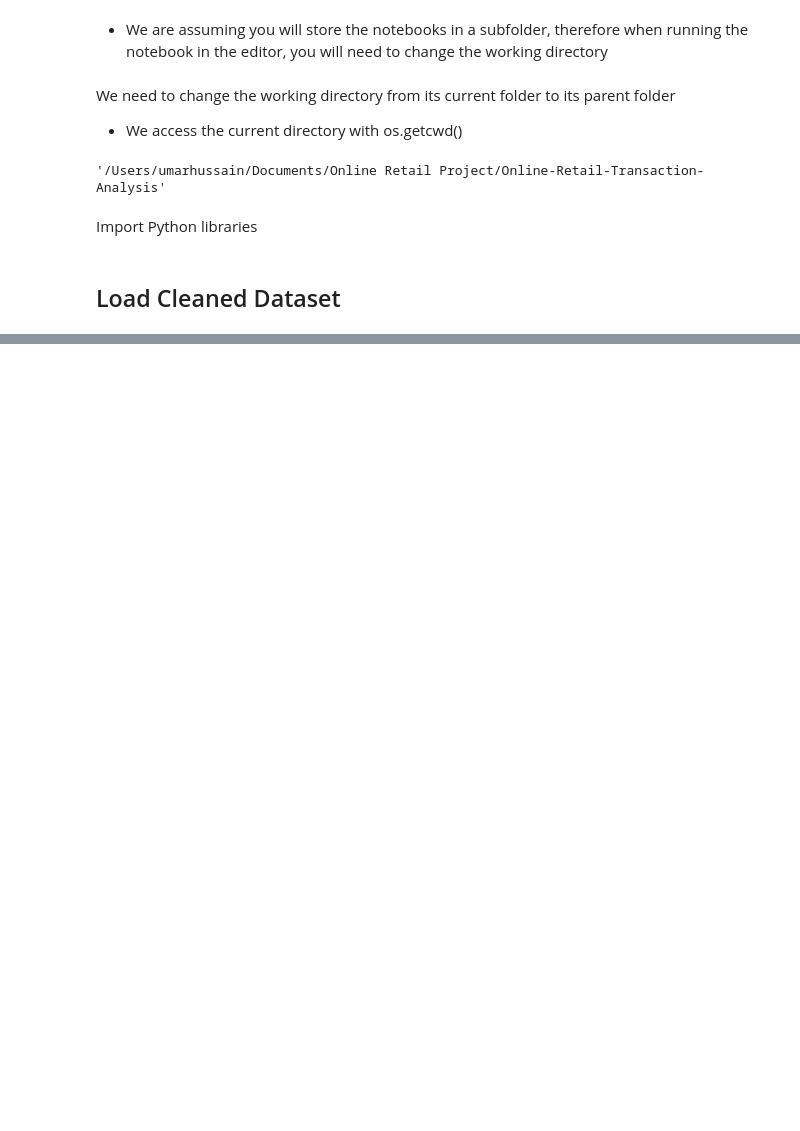
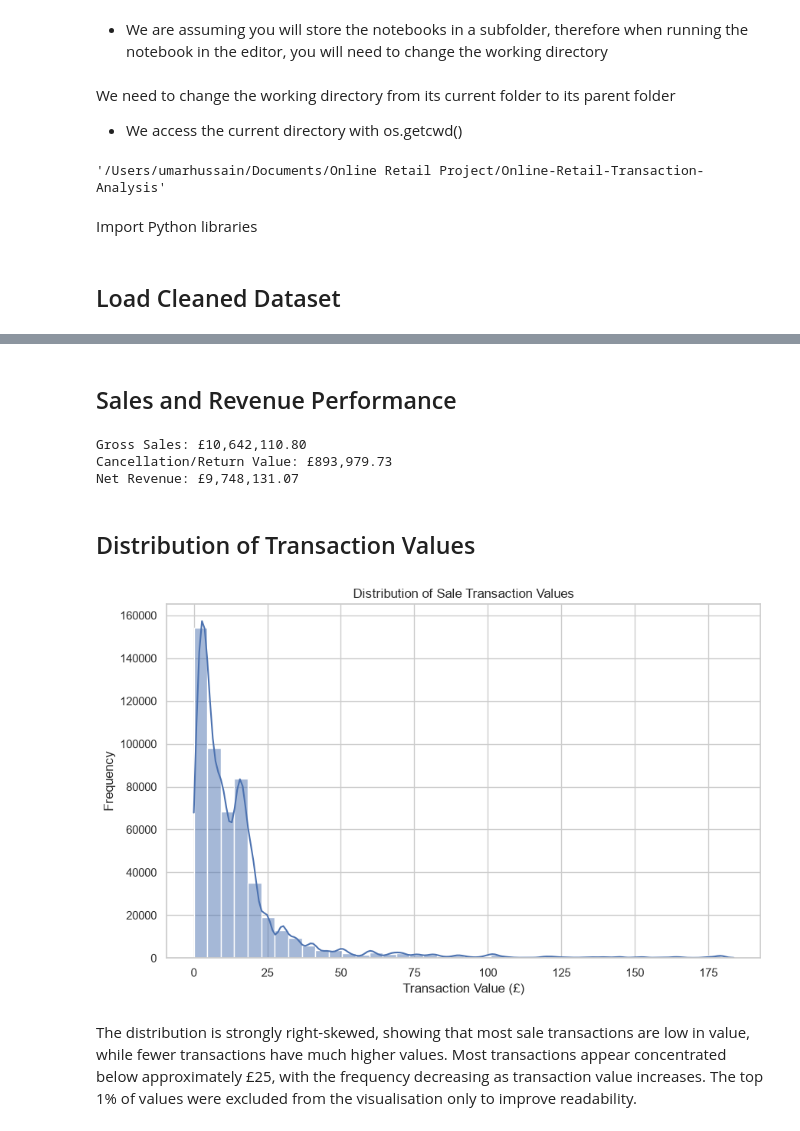
Before and after one commit to UmarHData/Online-Retail-Transaction-Analysis, a Jupyter notebook: jupyter_notebooks/EDA.ipynb, the cells around one changed output, grey strips where cells are left out. Saved outputs shown, nothing was run; the diff lists cells and outputs as text; code cells hidden in the pictures; blank space fills up the shorter version.

Commit message:
Complete descriptive statistics. Complete sum of gross sales, cancellation/return and net revenue. Complete distrubution of transaction values.

```diff
--- a/jupyter_notebooks/EDA.ipynb
+++ b/jupyter_notebooks/EDA.ipynb
@@ -82,0 +100,56 @@ df.head()
+# %% [markdown]
+## Sales and Revenue Performance
+# %%
+# Calculate sum of gross sales
+gross_sales = df.loc[
+    df['TransactionType'] == 'Sale',
+    'TotalTransactionValue'
+].sum()
+
+# Calculate sum of cancelled transactions
+cancellation_value = abs(
+    df.loc[
+        df['TransactionType'] == 'Cancellation/Return',
+        'TotalTransactionValue'
+    ].sum()
+)
+
+# Calculate net revenue after cancellations
+net_revenue = df['TotalTransactionValue'].sum()
+
+print(f"Gross Sales: £{gross_sales:,.2f}")
+print(f"Cancellation/Return Value: £{cancellation_value:,.2f}")
+print(f"Net Revenue: £{net_revenue:,.2f}")
+# %% [output]
+Gross Sales: £10,642,110.80
+Cancellation/Return Value: £893,979.73
+Net Revenue: £9,748,131.07
+# %% [markdown]
+## Distribution of Transaction Values
+# %%
+# Select transaction values from sale transactions
+sale_values = df.loc[
+    df['TransactionType'] == 'Sale',
+    'TotalTransactionValue'
+]
+
+# Calculate the 99th percentile for visualisation purposes
+upper_limit = sale_values.quantile(0.99)
+
+# Plot the distribution of regular transaction values
+plt.figure(figsize=(10, 6))
+
+sns.histplot(
+    sale_values[sale_values <= upper_limit],
+    bins=40,
+    kde=True
+)
+
+plt.title('Distribution of Sale Transaction Values')
+plt.xlabel('Transaction Value (£)')
+plt.ylabel('Frequency')
+plt.show()
+# %% [output]
+[figure, added]
+# %% [markdown]
+The distribution is strongly right-skewed, showing that most sale transactions are low in value, while fewer transactions have much higher values. Most transactions appear concentrated below approximately £25, with the frequency decreasing as transaction value increases. The top 1% of values were excluded from the visualisation only to improve readability.
```
Also changed, not shown: parts of 2 cells of this notebook.
